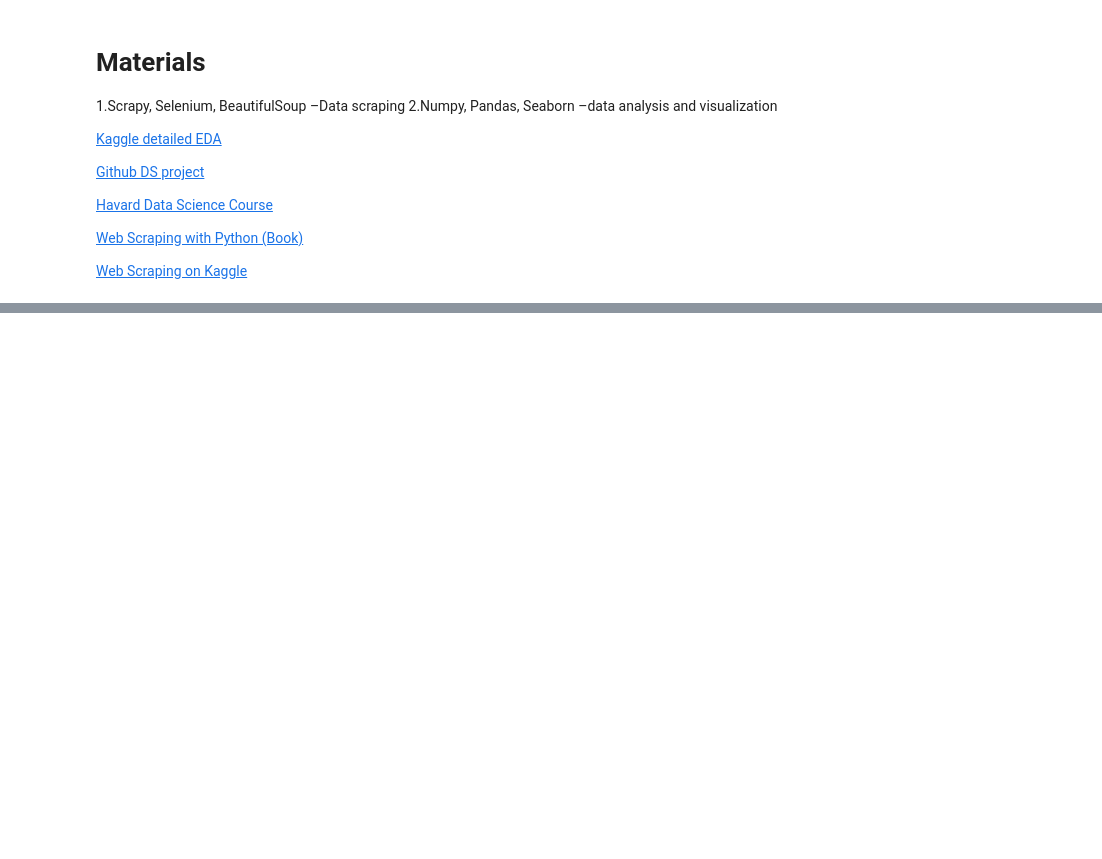
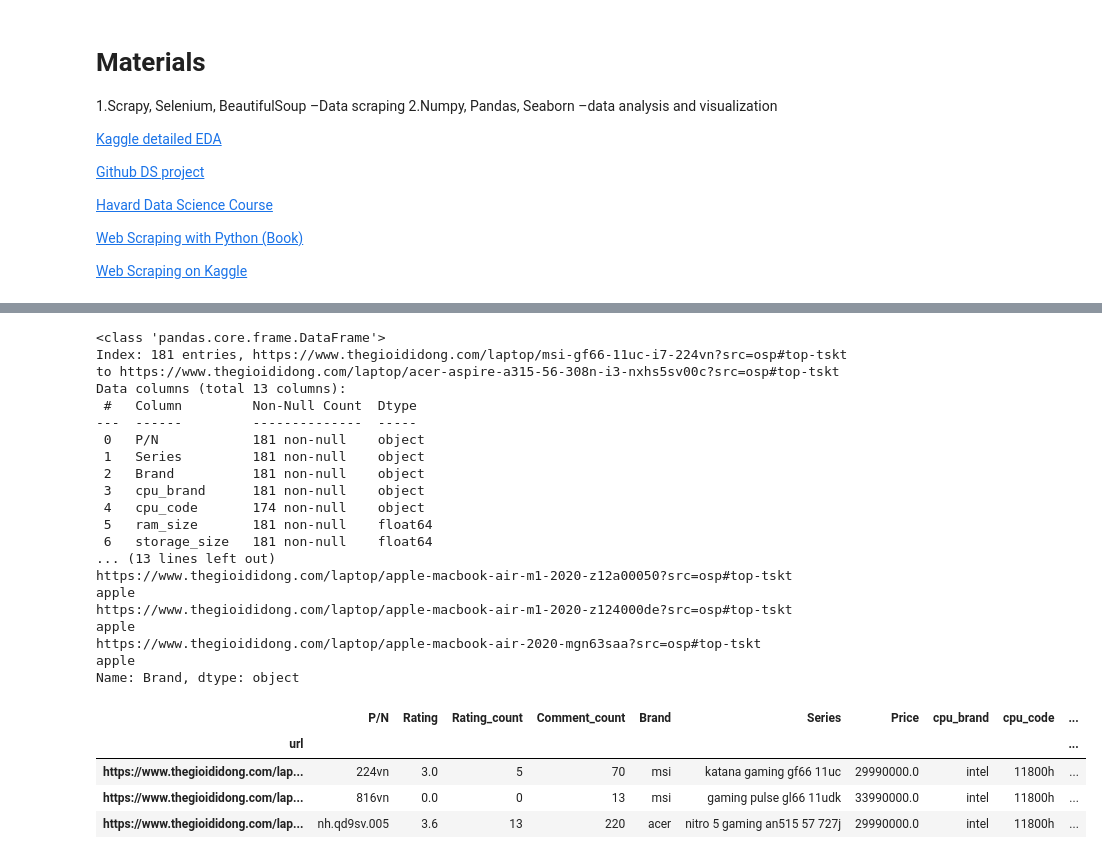
Before and after one commit to hungpham13/Laptop-EDA, a Jupyter notebook: DS_Project_20211.ipynb, the cells around one changed output, grey strips where cells are left out. Drawn from its saved outputs; the diff is of its cells as text; code cells hidden in the pictures; blank space fills up the shorter version.

```diff
--- a/DS_Project_20211.ipynb
+++ b/DS_Project_20211.ipynb
@@ -44,0 +472,28 @@ Create 1 directory named with group number, upload on the dedicated assignment o
+# %%
+cleaned_tgdd[['P/N','Series','Brand','cpu_brand','cpu_code','ram_size','storage_size','displ_size','displ_rate','Price','Rating','Rating_count','Comment_count']].info()
+with pd.option_context('display.max_rows', None, 'display.max_columns', None):
+    print(cleaned_tgdd.Brand[cleaned_tgdd.cpu_code.isnull()])
+cleaned_tgdd.head(3)
+# %% [output]
+<class 'pandas.core.frame.DataFrame'>
+Index: 181 entries, https://www.thegioididong.com/laptop/msi-gf66-11uc-i7-224vn?src=osp#top-tskt to https://www.thegioididong.com/laptop/acer-aspire-a315-56-308n-i3-nxhs5sv00c?src=osp#top-tskt
+Data columns (total 13 columns):
+ #   Column         Non-Null Count  Dtype
+---  ------         --------------  -----
+ 0   P/N            181 non-null    object
+ 1   Series         181 non-null    object
+ 2   Brand          181 non-null    object
+ 3   cpu_brand      181 non-null    object
+ 4   cpu_code       174 non-null    object
+ 5   ram_size       181 non-null    float64
+ 6   storage_size   181 non-null    float64
+... (13 lines left out)
+https://www.thegioididong.com/laptop/apple-macbook-air-m1-2020-z12a00050?src=osp#top-tskt    apple
+https://www.thegioididong.com/laptop/apple-macbook-air-m1-2020-z124000de?src=osp#top-tskt    apple
+https://www.thegioididong.com/laptop/apple-macbook-air-2020-mgn63saa?src=osp#top-tskt        apple
+Name: Brand, dtype: object
+|  | P/N | Rating | Rating_count | Comment_count | Brand | Series | Price | cpu_brand | cpu_code | ... |
+| url |  |  |  |  |  |  |  |  |  | ... |
+| https://www.thegioididong.com/lap... | 224vn | 3.0 | 5 | 70 | msi | katana gaming gf66 11uc | 29990000.0 | intel | 11800h | ... |
+| https://www.thegioididong.com/lap... | 816vn | 0.0 | 0 | 13 | msi | gaming pulse gl66 11udk | 33990000.0 | intel | 11800h | ... |
+| https://www.thegioididong.com/lap... | nh.qd9sv.005 | 3.6 | 13 | 220 | acer | nitro 5 gaming an515 57 727j | 29990000.0 | intel | 11800h | ... |
```
Also changed, not shown: parts of 25 cells of this notebook.
